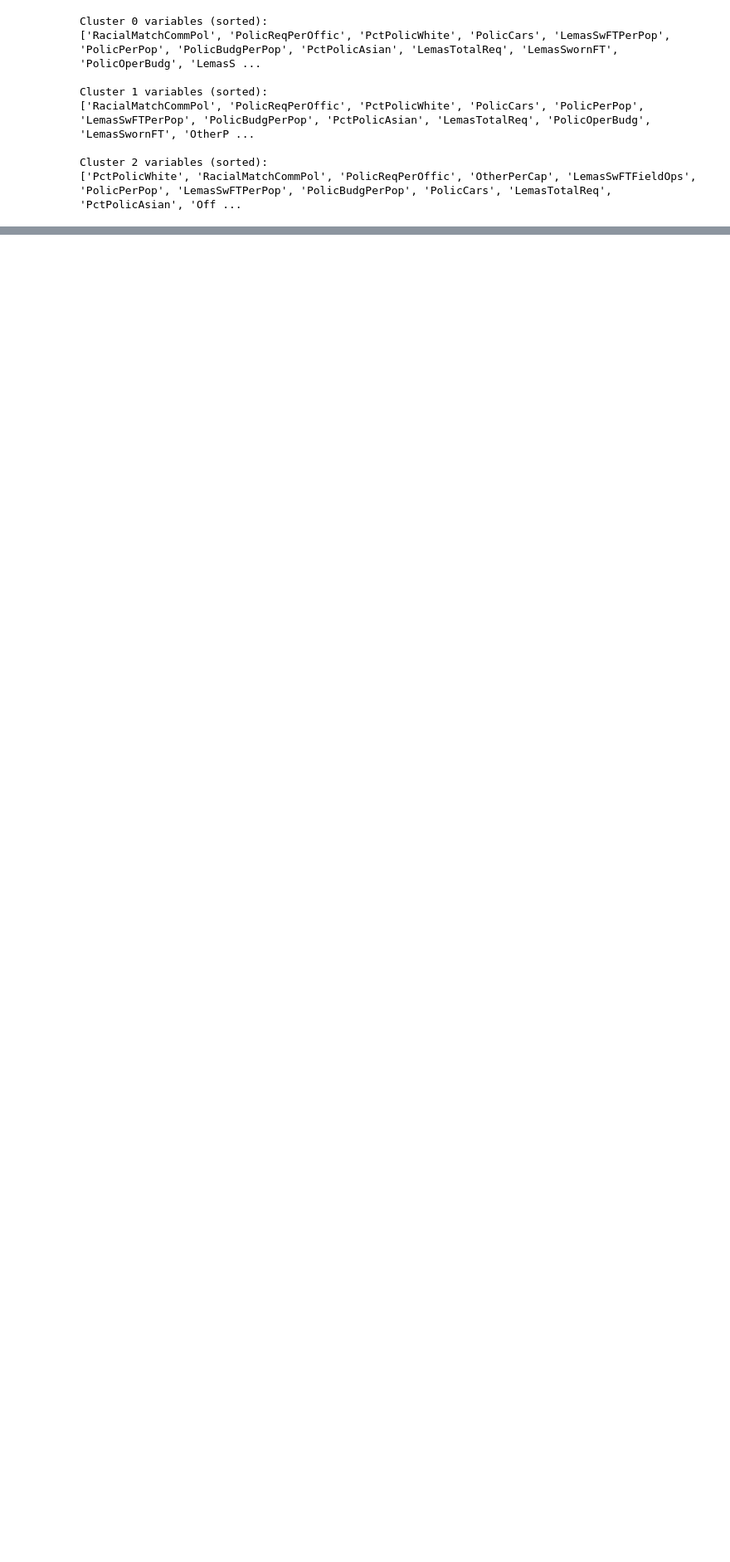
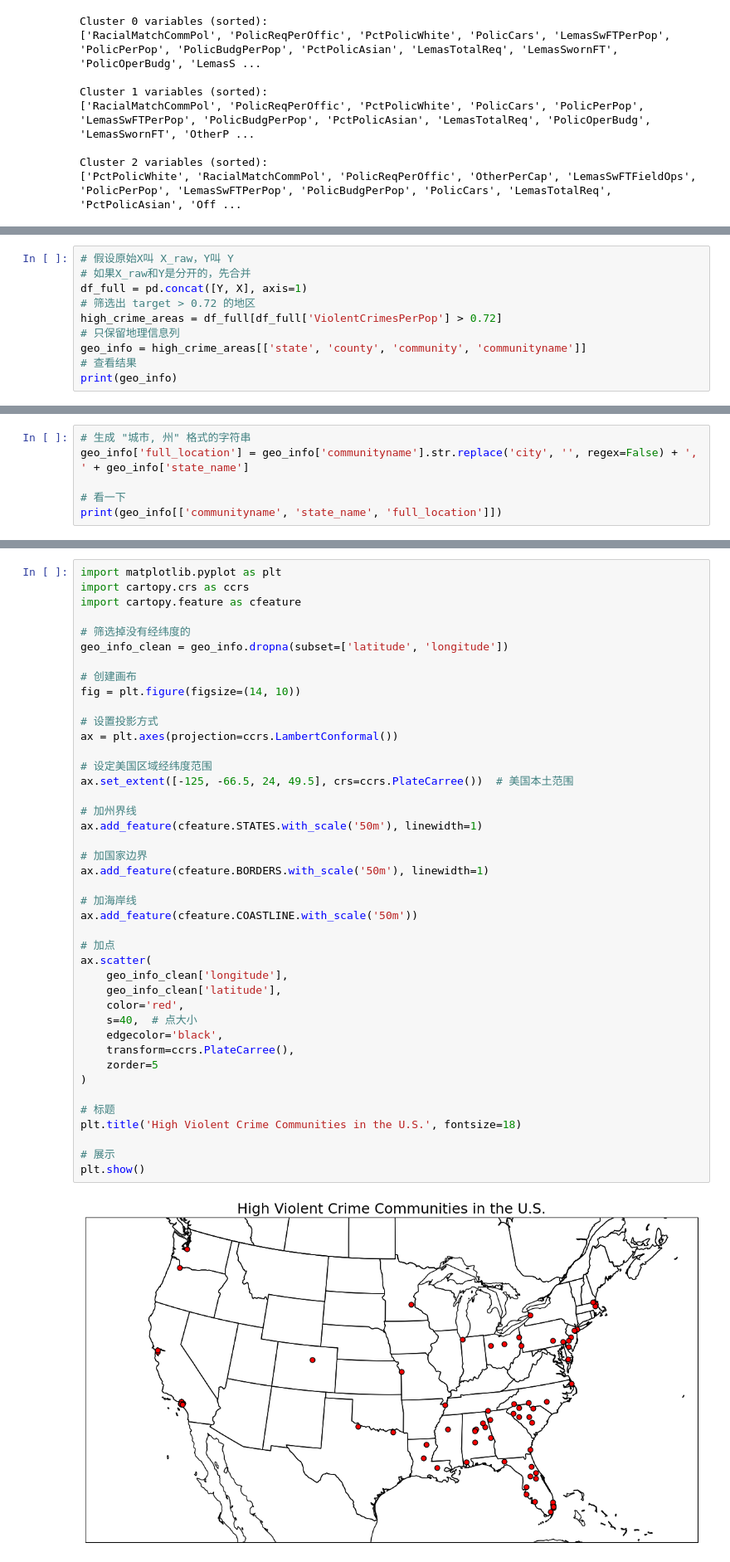
Before and after one commit to yl5735/5243-Final-Pj, a Jupyter notebook: 43project_EDA.ipynb, the cells around one changed output, grey strips where cells are left out. Shown at 83% size. Saved outputs shown, nothing was run; the diff lists cells and outputs as text; blank space fills up the shorter version.

```diff
--- a/43project_EDA.ipynb
+++ b/43project_EDA.ipynb
@@ -568,0 +766,10 @@ Cluster 2 variables (sorted):
+# %%
+# 假设原始X叫 X_raw，Y叫 Y
+# 如果X_raw和Y是分开的，先合并
+df_full = pd.concat([Y, X], axis=1)
+# 筛选出 target > 0.72 的地区
+high_crime_areas = df_full[df_full['ViolentCrimesPerPop'] > 0.72]
+# 只保留地理信息列
+geo_info = high_crime_areas[['state', 'county', 'community', 'communityname']]
+# 查看结果
+print(geo_info)
@@ -568,0 +825,6 @@ Cluster 2 variables (sorted):
+# %%
+# 生成 "城市, 州" 格式的字符串
+geo_info['full_location'] = geo_info['communityname'].str.replace('city', '', regex=False) + ', ' + geo_info['state_name']
+
+# 看一下
+print(geo_info[['communityname', 'state_name', 'full_location']])
@@ -568,0 +959,44 @@ Cluster 2 variables (sorted):
+# %%
+import matplotlib.pyplot as plt
+import cartopy.crs as ccrs
+import cartopy.feature as cfeature
+
+# 筛选掉没有经纬度的
+geo_info_clean = geo_info.dropna(subset=['latitude', 'longitude'])
+
+# 创建画布
+fig = plt.figure(figsize=(14, 10))
+
+# 设置投影方式
+ax = plt.axes(projection=ccrs.LambertConformal())
+
+# 设定美国区域经纬度范围
+ax.set_extent([-125, -66.5, 24, 49.5], crs=ccrs.PlateCarree())  # 美国本土范围
+
+# 加州界线
+ax.add_feature(cfeature.STATES.with_scale('50m'), linewidth=1)
+
+# 加国家边界
+ax.add_feature(cfeature.BORDERS.with_scale('50m'), linewidth=1)
+
+# 加海岸线
+ax.add_feature(cfeature.COASTLINE.with_scale('50m'))
+
+# 加点
+ax.scatter(
+    geo_info_clean['longitude'],
+    geo_info_clean['latitude'],
+    color='red',
+    s=40,  # 点大小
+    edgecolor='black',
+    transform=ccrs.PlateCarree(),
+    zorder=5
+)
+
+# 标题
+plt.title('High Violent Crime Communities in the U.S.', fontsize=18)
+
+# 展示
+plt.show()
+# %% [output]
+[figure, added]
```
Also changed, not shown: parts of 25 cells of this notebook.
